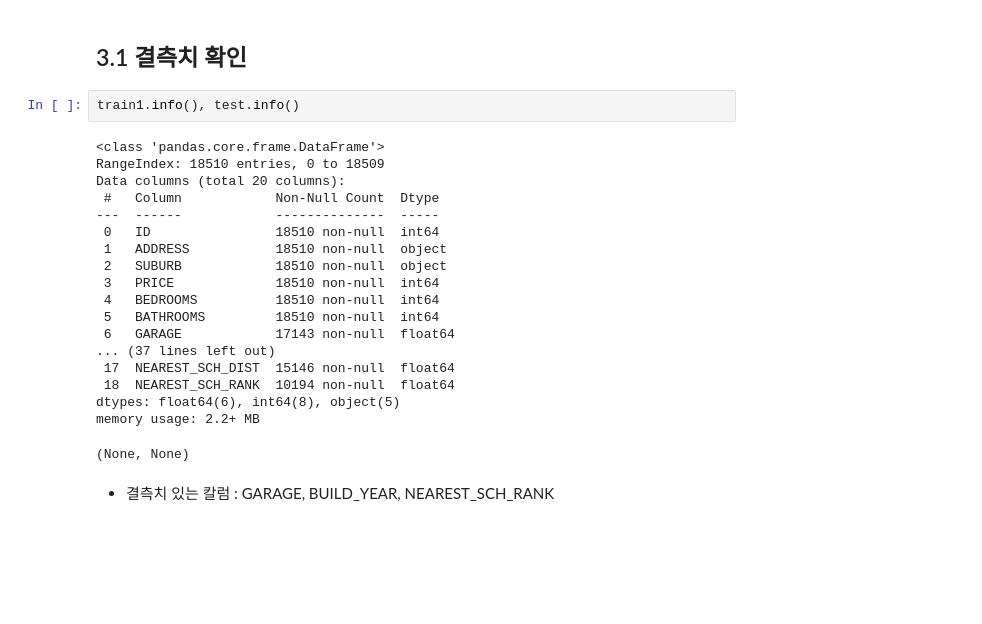
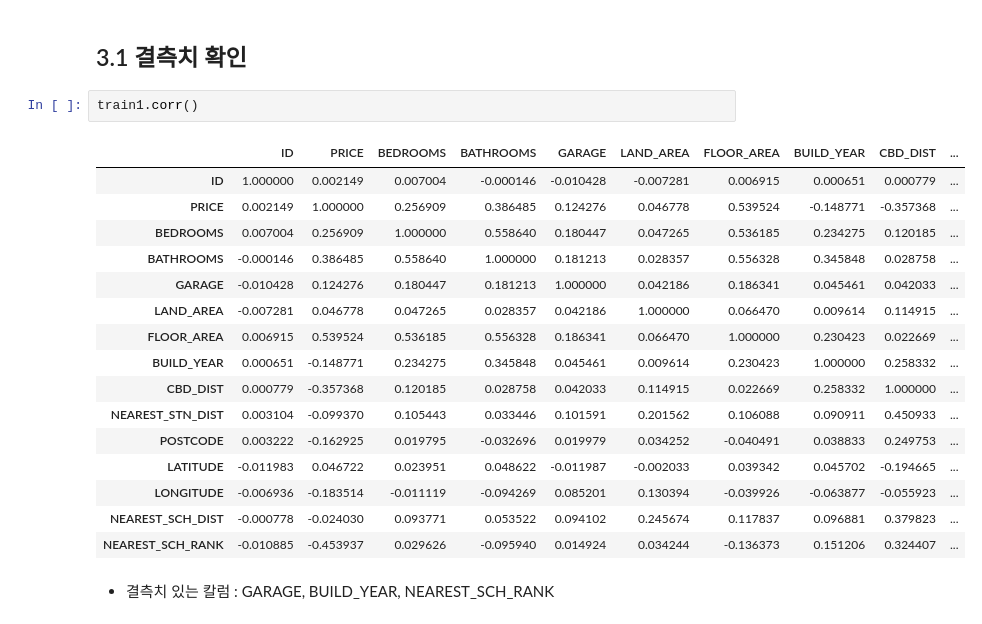
Before and after one commit to MinjuKang727/Python, a Jupyter notebook: Machine_Learning/Kaggle_Regression_House_Price.ipynb, the cells around one changed output. Drawn from its saved outputs; the diff is of its cells as text; blank space fills up the shorter version.

```diff
--- a/Machine_Learning/Kaggle_Regression_House_Price.ipynb
+++ b/Machine_Learning/Kaggle_Regression_House_Price.ipynb
@@ -70,25 +62,23 @@ train1.head()
 # %% [markdown]
 ## 3.1 결측치 확인
 # %%
-train1.info(), test.info()
+train1.corr()
 # %% [output]
-<class 'pandas.core.frame.DataFrame'>
-RangeIndex: 18510 entries, 0 to 18509
-Data columns (total 20 columns):
- #   Column            Non-Null Count  Dtype
----  ------            --------------  -----
- 0   ID                18510 non-null  int64
- 1   ADDRESS           18510 non-null  object
- 2   SUBURB            18510 non-null  object
- 3   PRICE             18510 non-null  int64
- 4   BEDROOMS          18510 non-null  int64
- 5   BATHROOMS         18510 non-null  int64
- 6   GARAGE            17143 non-null  float64
-... (37 lines left out)
- 17  NEAREST_SCH_DIST  15146 non-null  float64
- 18  NEAREST_SCH_RANK  10194 non-null  float64
-dtypes: float64(6), int64(8), object(5)
-memory usage: 2.2+ MB
-(None, None)
+|  | ID | PRICE | BEDROOMS | BATHROOMS | GARAGE | LAND_AREA | FLOOR_AREA | BUILD_YEAR | CBD_DIST | ... |
+| ID | 1.000000 | 0.002149 | 0.007004 | -0.000146 | -0.010428 | -0.007281 | 0.006915 | 0.000651 | 0.000779 | ... |
+| PRICE | 0.002149 | 1.000000 | 0.256909 | 0.386485 | 0.124276 | 0.046778 | 0.539524 | -0.148771 | -0.357368 | ... |
+| BEDROOMS | 0.007004 | 0.256909 | 1.000000 | 0.558640 | 0.180447 | 0.047265 | 0.536185 | 0.234275 | 0.120185 | ... |
+| BATHROOMS | -0.000146 | 0.386485 | 0.558640 | 1.000000 | 0.181213 | 0.028357 | 0.556328 | 0.345848 | 0.028758 | ... |
+| GARAGE | -0.010428 | 0.124276 | 0.180447 | 0.181213 | 1.000000 | 0.042186 | 0.186341 | 0.045461 | 0.042033 | ... |
+| LAND_AREA | -0.007281 | 0.046778 | 0.047265 | 0.028357 | 0.042186 | 1.000000 | 0.066470 | 0.009614 | 0.114915 | ... |
+| FLOOR_AREA | 0.006915 | 0.539524 | 0.536185 | 0.556328 | 0.186341 | 0.066470 | 1.000000 | 0.230423 | 0.022669 | ... |
+| BUILD_YEAR | 0.000651 | -0.148771 | 0.234275 | 0.345848 | 0.045461 | 0.009614 | 0.230423 | 1.000000 | 0.258332 | ... |
+| CBD_DIST | 0.000779 | -0.357368 | 0.120185 | 0.028758 | 0.042033 | 0.114915 | 0.022669 | 0.258332 | 1.000000 | ... |
+| NEAREST_STN_DIST | 0.003104 | -0.099370 | 0.105443 | 0.033446 | 0.101591 | 0.201562 | 0.106088 | 0.090911 | 0.450933 | ... |
+| POSTCODE | 0.003222 | -0.162925 | 0.019795 | -0.032696 | 0.019979 | 0.034252 | -0.040491 | 0.038833 | 0.249753 | ... |
+| LATITUDE | -0.011983 | 0.046722 | 0.023951 | 0.048622 | -0.011987 | -0.002033 | 0.039342 | 0.045702 | -0.194665 | ... |
+| LONGITUDE | -0.006936 | -0.183514 | -0.011119 | -0.094269 | 0.085201 | 0.130394 | -0.039926 | -0.063877 | -0.055923 | ... |
+| NEAREST_SCH_DIST | -0.000778 | -0.024030 | 0.093771 | 0.053522 | 0.094102 | 0.245674 | 0.117837 | 0.096881 | 0.379823 | ... |
+| NEAREST_SCH_RANK | -0.010885 | -0.453937 | 0.029626 | -0.095940 | 0.014924 | 0.034244 | -0.136373 | 0.151206 | 0.324407 | ... |
 # %% [markdown]
 - 결측치 있는 칼럼 : GARAGE, BUILD_YEAR, NEAREST_SCH_RANK
```
Also changed, not shown: parts of 23 cells of this notebook, 2 other files.
